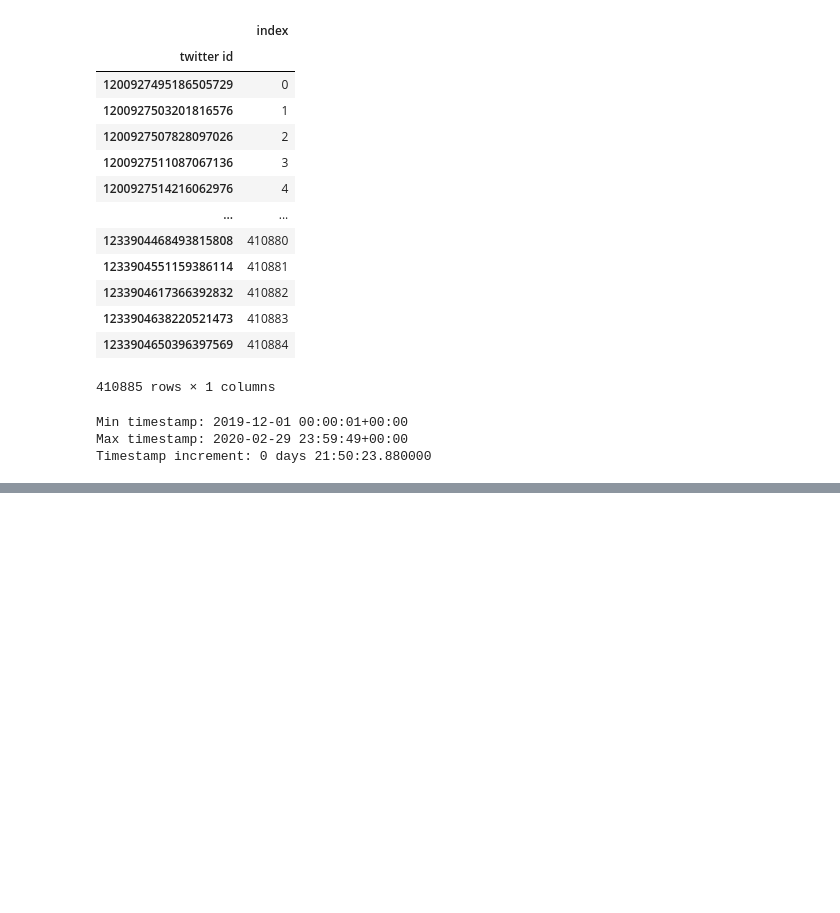
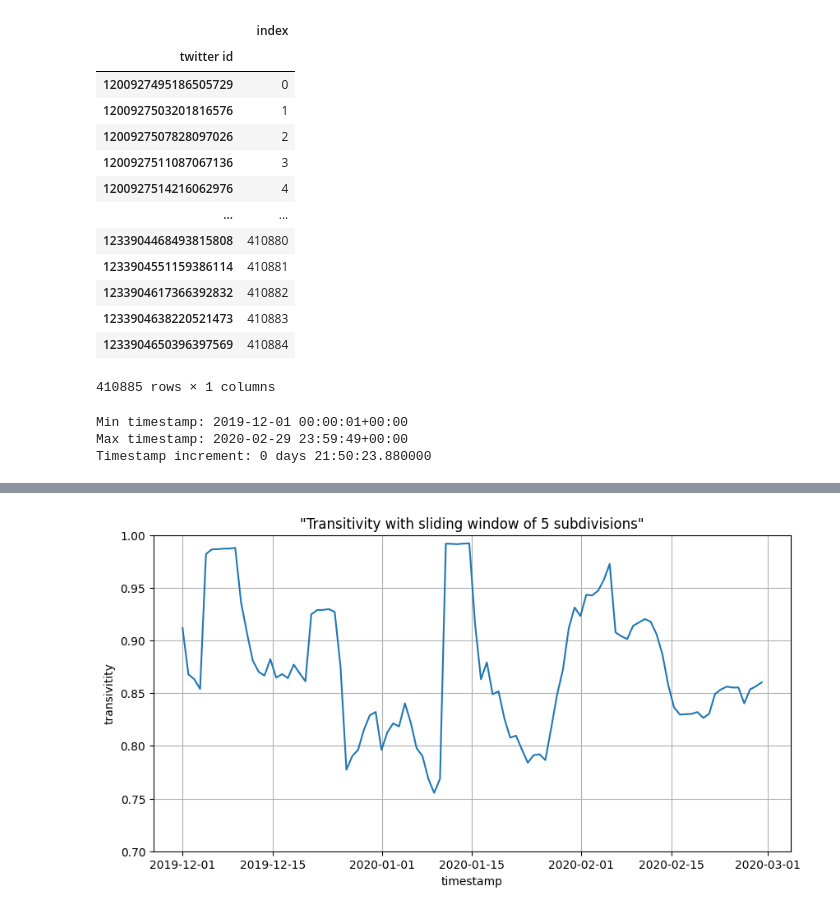
Before and after one commit to MattThePerson/SNA_Project_2024, a Jupyter notebook: notebooks/3.2 Transitivity Evolution.ipynb, the cells around one changed output, grey strips where cells are left out. Drawn from its saved outputs; the diff is of its cells as text; code cells hidden in the pictures; blank space fills up the shorter version.

```diff
--- a/notebooks/3.2 Transitivity Evolution.ipynb
+++ b/notebooks/3.2 Transitivity Evolution.ipynb
@@ -173,0 +201,6 @@ tt.to_csv('../data/transitivity/transitivity_window_5.csv', index=False)
+# %%
+# Plot transitivity
+tt = pd.read_csv('../data/transitivity/transitivity_window_5.csv')
+plot_transitivity(tt['transitivity'], title="Transitivity with sliding window of 5 subdivisions")
+# %% [output]
+[figure, added]
```
Also changed, not shown: parts of 8 cells of this notebook, 7 other files.
